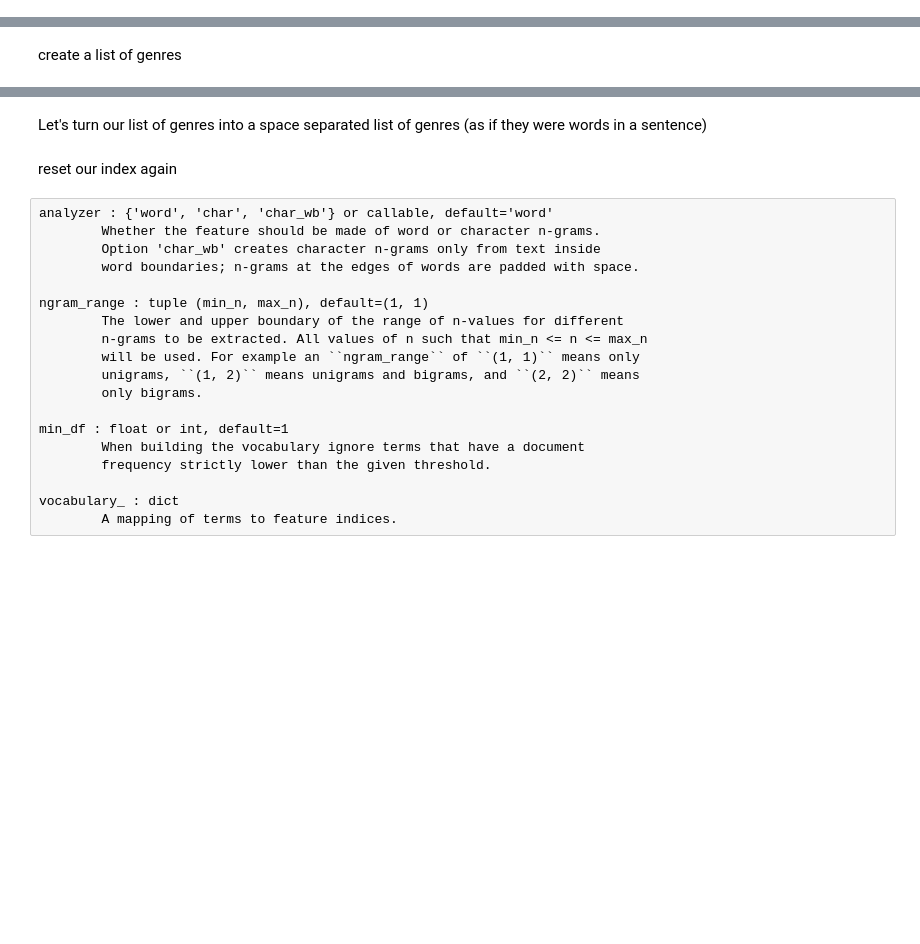
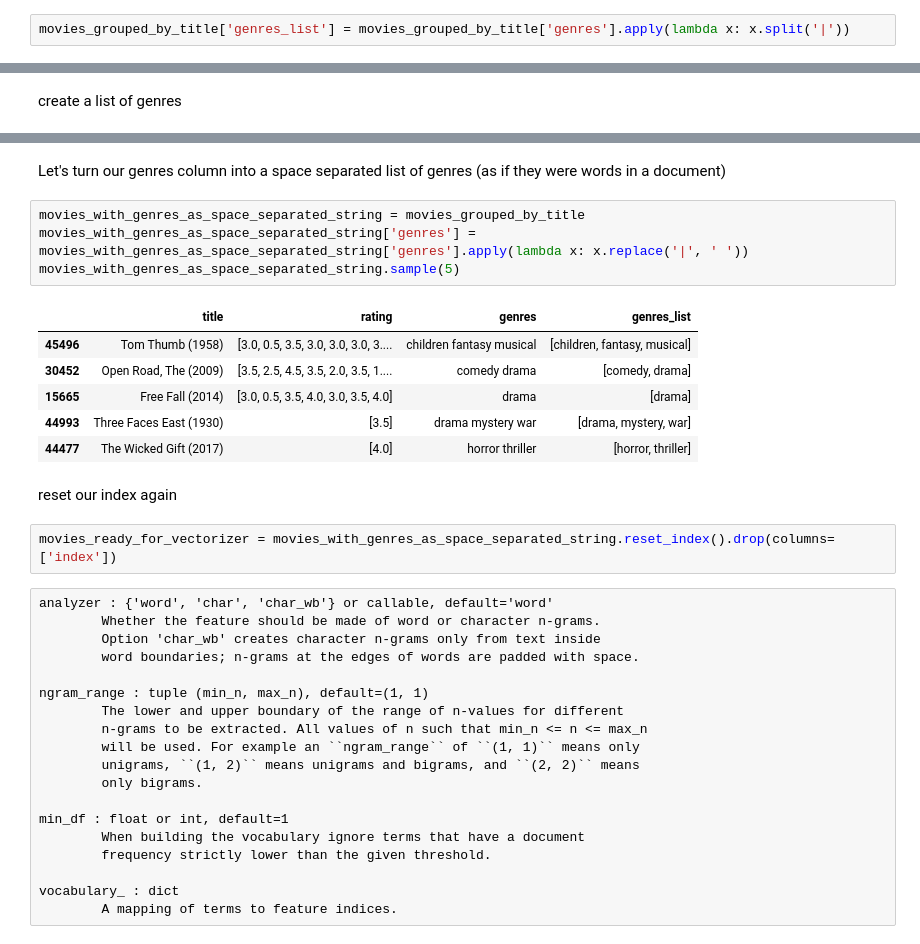
Before and after one commit to lizzypy/simple_recommendation_engine, a Jupyter notebook: analysis/Movies Data Analysis.ipynb, the cells around one changed output, grey strips where cells are left out. Cells and saved outputs as stored; diff of their text form; blank space fills up the shorter version.

```diff
--- a/analysis/Movies Data Analysis.ipynb
+++ b/analysis/Movies Data Analysis.ipynb
@@ -140,5 +250,7 @@ In order to to use TF IDF we need a list of all the "words" (genres) used in our
 4. Transforming the resulting series into a list of genres
 # %% [markdown]
 Column with list of genres
+# %%
+movies_grouped_by_title['genres_list'] = movies_grouped_by_title['genres'].apply(lambda x: x.split('|'))
 # %% [markdown]
 Group by Genre
@@ -149,7 +288,20 @@ create a list of genres
 # %% [markdown]
-Let's turn our list of genres into a space separated list of genres (as if they were words in a sentence)
+Let's turn our genres column into a space separated list of genres (as if they were words in a document)
+# %%
+movies_with_genres_as_space_separated_string = movies_grouped_by_title
+movies_with_genres_as_space_separated_string['genres'] = movies_with_genres_as_space_separated_string['genres'].apply(lambda x: x.replace('|', ' '))
+movies_with_genres_as_space_separated_string.sample(5)
+# %% [output]
+|  | title | rating | genres | genres_list |
+| 45496 | Tom Thumb (1958) | [3.0, 0.5, 3.5, 3.0, 3.0, 3.0, 3.... | children fantasy musical | [children, fantasy, musical] |
+| 30452 | Open Road, The (2009) | [3.5, 2.5, 4.5, 3.5, 2.0, 3.5, 1.... | comedy drama | [comedy, drama] |
+| 15665 | Free Fall (2014) | [3.0, 0.5, 3.5, 4.0, 3.0, 3.5, 4.0] | drama | [drama] |
+| 44993 | Three Faces East (1930) | [3.5] | drama mystery war | [drama, mystery, war] |
+| 44477 | The Wicked Gift (2017) | [4.0] | horror thriller | [horror, thriller] |
 # %% [markdown]
 reset our index again
+# %%
+movies_ready_for_vectorizer = movies_with_genres_as_space_separated_string.reset_index().drop(columns=['index'])
 # %% [raw]
 analyzer : {'word', 'char', 'char_wb'} or callable, default='word'
         Whether the feature should be made of word or character n-grams.
```
Also changed, not shown: parts of 51 cells of this notebook, 2 other files.
